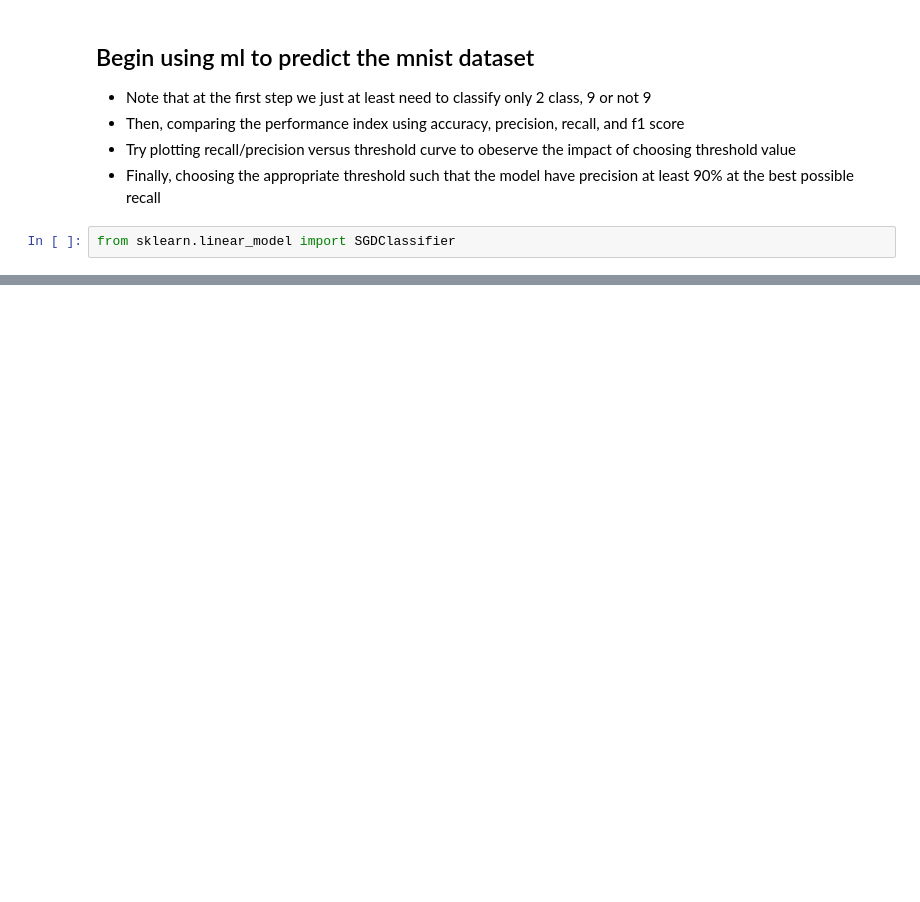
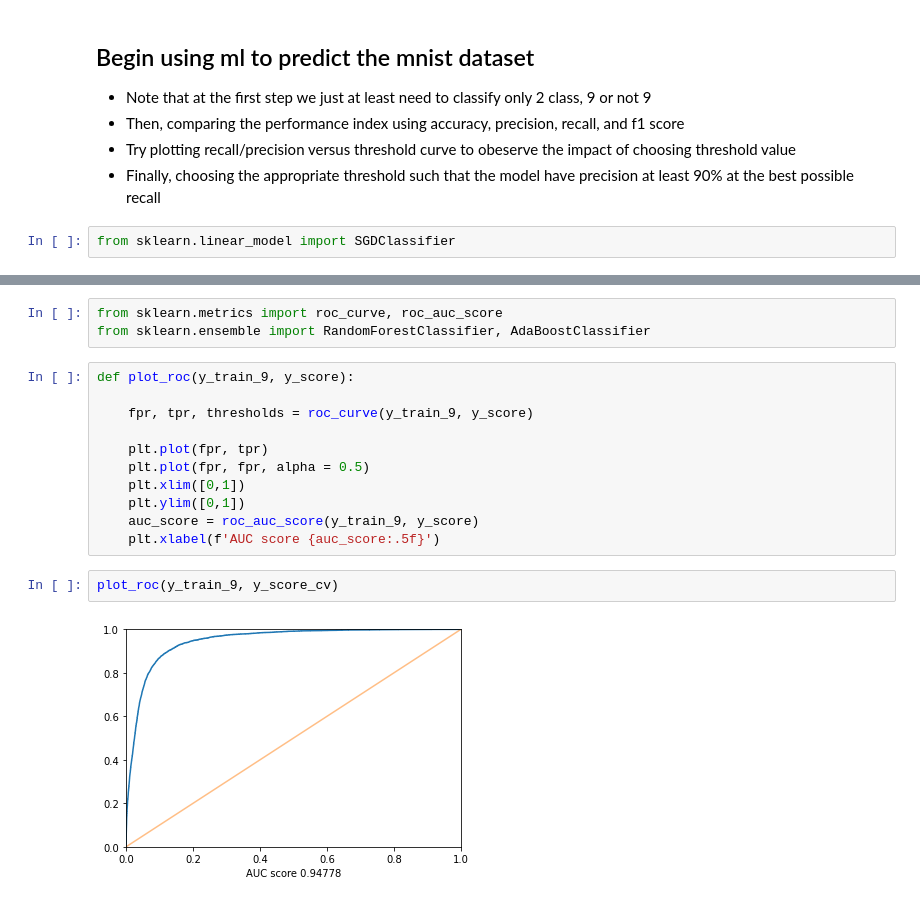
Before and after one commit to korntewin/practice-handson-ml2, a Jupyter notebook: ch3-classification.ipynb, the cells around one changed output, grey strips where cells are left out. Cells and saved outputs as stored; diff of their text form; blank space fills up the shorter version.

```diff
--- a/ch3-classification.ipynb
+++ b/ch3-classification.ipynb
@@ -101,0 +250,18 @@ print(sgd_clf.score(X_test, y_test))
+# %%
+from sklearn.metrics import roc_curve, roc_auc_score
+from sklearn.ensemble import RandomForestClassifier, AdaBoostClassifier
+# %%
+def plot_roc(y_train_9, y_score):
+
+    fpr, tpr, thresholds = roc_curve(y_train_9, y_score)
+
+    plt.plot(fpr, tpr)
+    plt.plot(fpr, fpr, alpha = 0.5)
+    plt.xlim([0,1])
+    plt.ylim([0,1])
+    auc_score = roc_auc_score(y_train_9, y_score)
+    plt.xlabel(f'AUC score {auc_score:.5f}')
+# %%
+plot_roc(y_train_9, y_score_cv)
+# %% [output]
+[figure, added]
```
Also changed, not shown: parts of 70 cells of this notebook, 19 other files.
